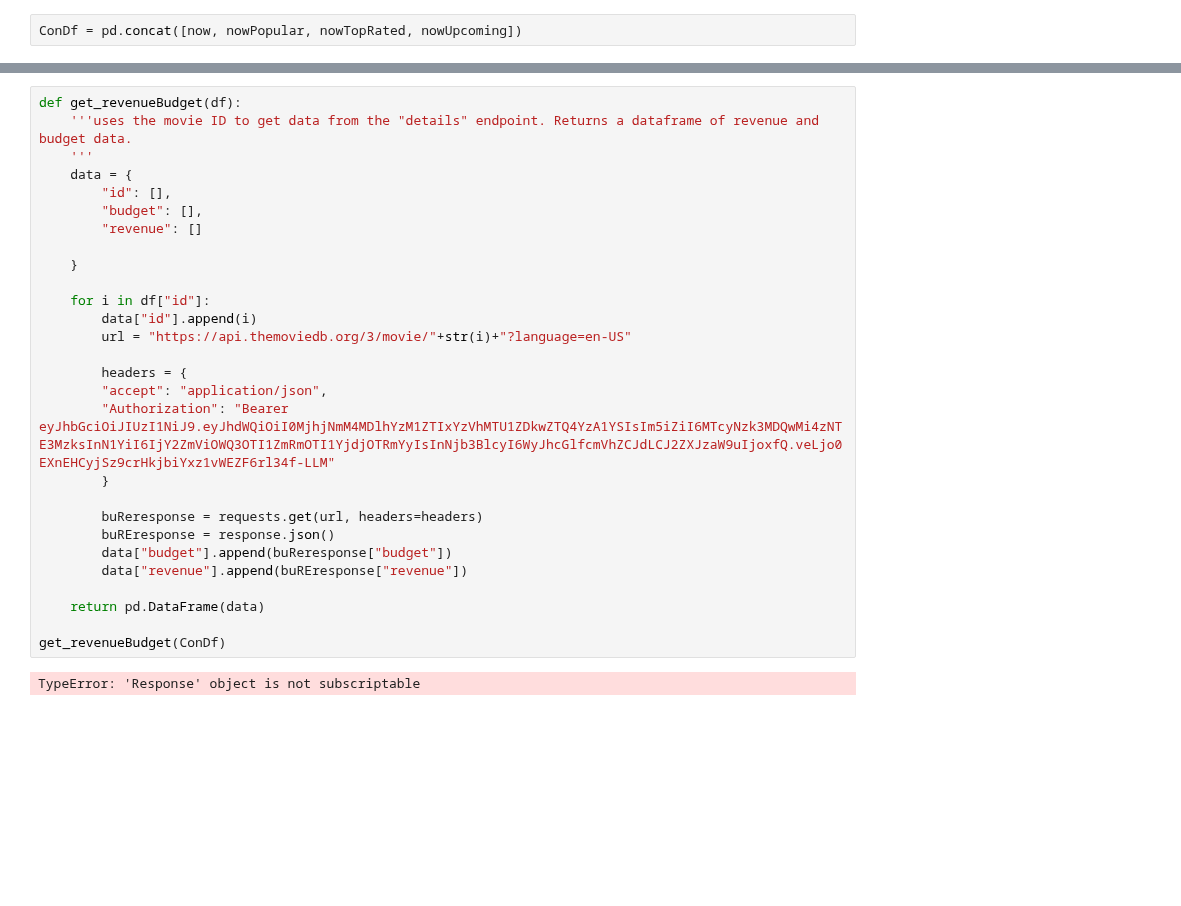
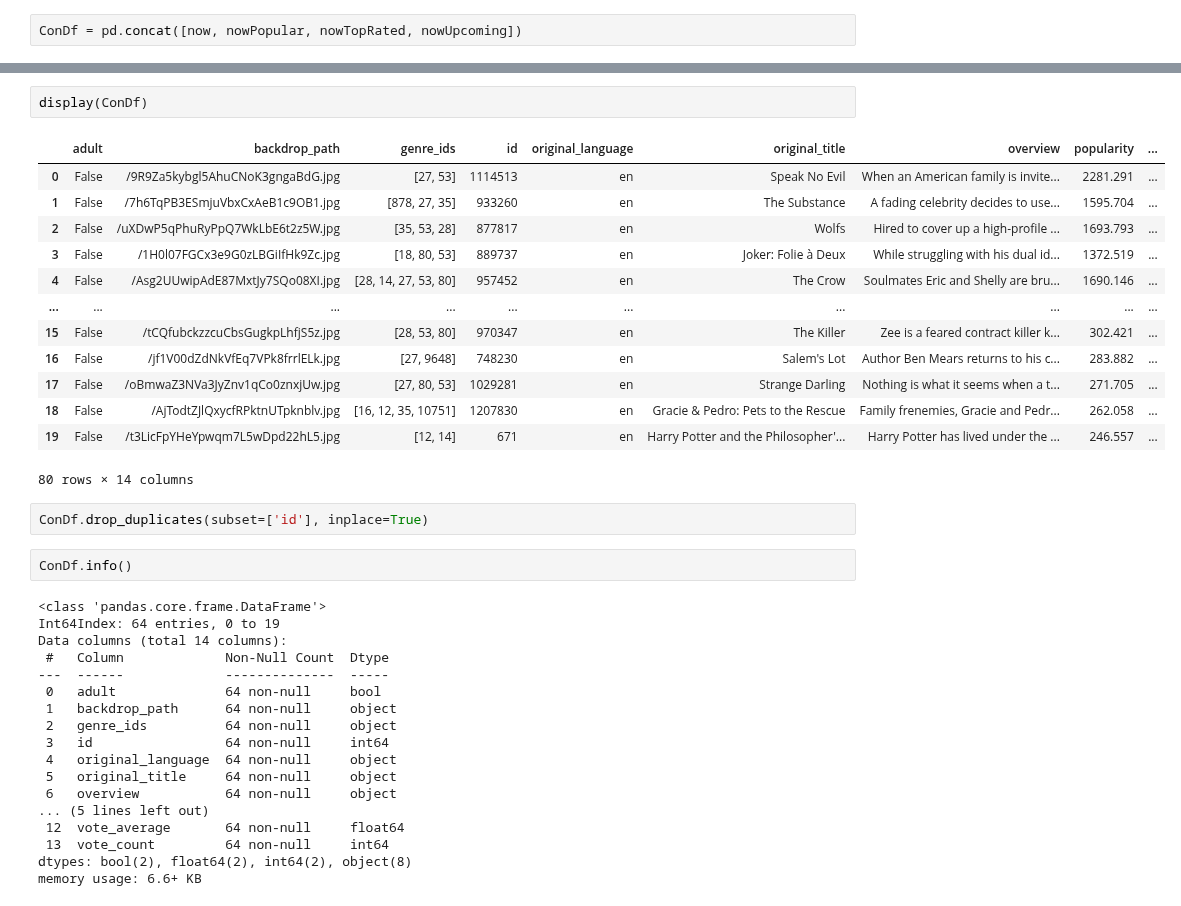
Before and after one commit to Google-Stein/CCIC-Artificial-Intelligence, a Jupyter notebook: Semester 1/Movies/Movie Concat and API usage.ipynb, the cells around one changed output, grey strips where cells are left out. Drawn from its saved outputs; the diff is of its cells as text; blank space fills up the shorter version.

```diff
--- a/Semester 1/Movies/Movie Concat and API usage.ipynb
+++ b/Semester 1/Movies/Movie Concat and API usage.ipynb
@@ -105,30 +84,38 @@ memory usage: 6.4+ KB
-# %%
-def get_revenueBudget(df):
-    '''uses the movie ID to get data from the "details" endpoint. Returns a dataframe of revenue and budget data.
-    '''
-    data = {
-        "id": [],
-        "budget": [],
-        "revenue": []
-
-    }
-
-    for i in df["id"]:
-        data["id"].append(i)
-        url = "https://api.themoviedb.org/3/movie/"+str(i)+"?language=en-US"
-
-        headers = {
-        "accept": "application/json",
-        "Authorization": "Bearer eyJhbGciOiJIUzI1NiJ9.eyJhdWQiOiI0MjhjNmM4MDlhYzM1ZTIxYzVhMTU1ZDkwZTQ4YzA1YSIsIm5iZiI6MTcyNzk3MDQwMi4zNTE3MzksInN1YiI6IjY2ZmViOWQ3OTI1ZmRmOTI1YjdjOTRmYyIsInNjb3BlcyI6WyJhcGlfcmVhZCJdLCJ2ZXJzaW9uIjoxfQ.veLjo0EXnEHCyjSz9crHkjbiYxz1vWEZF6rl34f-LLM"
-        }
-
-        buReresponse = requests.get(url, headers=headers)
-        buREresponse = response.json()
-        data["budget"].append(buReresponse["budget"])
-        data["revenue"].append(buREresponse["revenue"])
-
-    return pd.DataFrame(data)
-
-get_revenueBudget(ConDf)
-# %% [output]
-TypeError: 'Response' object is not subscriptable
+# %%
+display(ConDf)
+# %% [output]
+|  | adult | backdrop_path | genre_ids | id | original_language | original_title | overview | popularity | ... |
+| 0 | False | /9R9Za5kybgl5AhuCNoK3gngaBdG.jpg | [27, 53] | 1114513 | en | Speak No Evil | When an American family is invite... | 2281.291 | ... |
+| 1 | False | /7h6TqPB3ESmjuVbxCxAeB1c9OB1.jpg | [878, 27, 35] | 933260 | en | The Substance | A fading celebrity decides to use... | 1595.704 | ... |
+| 2 | False | /uXDwP5qPhuRyPpQ7WkLbE6t2z5W.jpg | [35, 53, 28] | 877817 | en | Wolfs | Hired to cover up a high-profile ... | 1693.793 | ... |
+| 3 | False | /1H0l07FGCx3e9G0zLBGiIfHk9Zc.jpg | [18, 80, 53] | 889737 | en | Joker: Folie à Deux | While struggling with his dual id... | 1372.519 | ... |
+| 4 | False | /Asg2UUwipAdE87MxtJy7SQo08XI.jpg | [28, 14, 27, 53, 80] | 957452 | en | The Crow | Soulmates Eric and Shelly are bru... | 1690.146 | ... |
+| ... | ... | ... | ... | ... | ... | ... | ... | ... | ... |
+| 15 | False | /tCQfubckzzcuCbsGugkpLhfjS5z.jpg | [28, 53, 80] | 970347 | en | The Killer | Zee is a feared contract killer k... | 302.421 | ... |
+| 16 | False | /jf1V00dZdNkVfEq7VPk8frrlELk.jpg | [27, 9648] | 748230 | en | Salem's Lot | Author Ben Mears returns to his c... | 283.882 | ... |
+| 17 | False | /oBmwaZ3NVa3JyZnv1qCo0znxjUw.jpg | [27, 80, 53] | 1029281 | en | Strange Darling | Nothing is what it seems when a t... | 271.705 | ... |
+| 18 | False | /AjTodtZJlQxycfRPktnUTpknblv.jpg | [16, 12, 35, 10751] | 1207830 | en | Gracie & Pedro: Pets to the Rescue | Family frenemies, Gracie and Pedr... | 262.058 | ... |
+| 19 | False | /t3LicFpYHeYpwqm7L5wDpd22hL5.jpg | [12, 14] | 671 | en | Harry Potter and the Philosopher'... | Harry Potter has lived under the ... | 246.557 | ... |
+80 rows × 14 columns
+# %%
+ConDf.drop_duplicates(subset=['id'], inplace=True)
+# %%
+ConDf.info()
+# %% [output]
+<class 'pandas.core.frame.DataFrame'>
+Int64Index: 64 entries, 0 to 19
+Data columns (total 14 columns):
+ #   Column             Non-Null Count  Dtype
+---  ------             --------------  -----
+ 0   adult              64 non-null     bool
+ 1   backdrop_path      64 non-null     object
+ 2   genre_ids          64 non-null     object
+ 3   id                 64 non-null     int64
+ 4   original_language  64 non-null     object
+ 5   original_title     64 non-null     object
+ 6   overview           64 non-null     object
+... (5 lines left out)
+ 12  vote_average       64 non-null     float64
+ 13  vote_count         64 non-null     int64
+dtypes: bool(2), float64(2), int64(2), object(8)
+memory usage: 6.6+ KB
```
Also changed, not shown: parts of 12 cells of this notebook, 1 other file.
